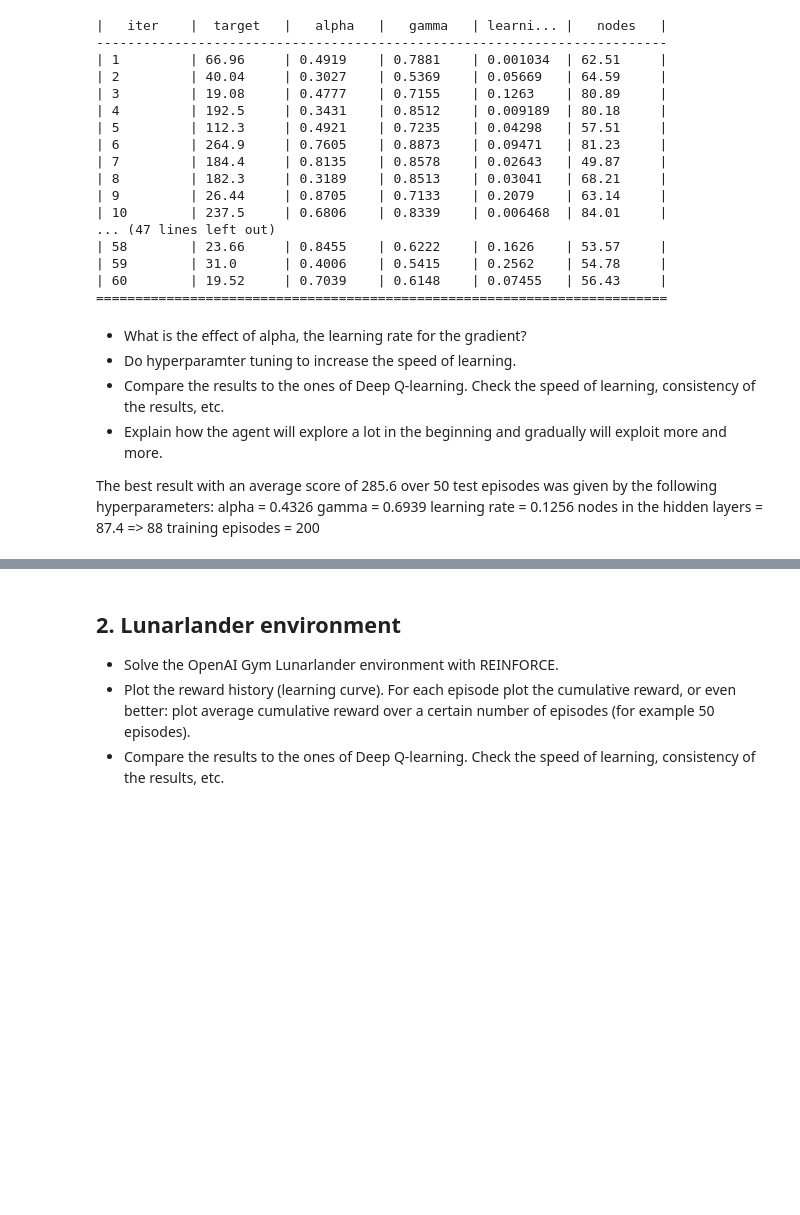
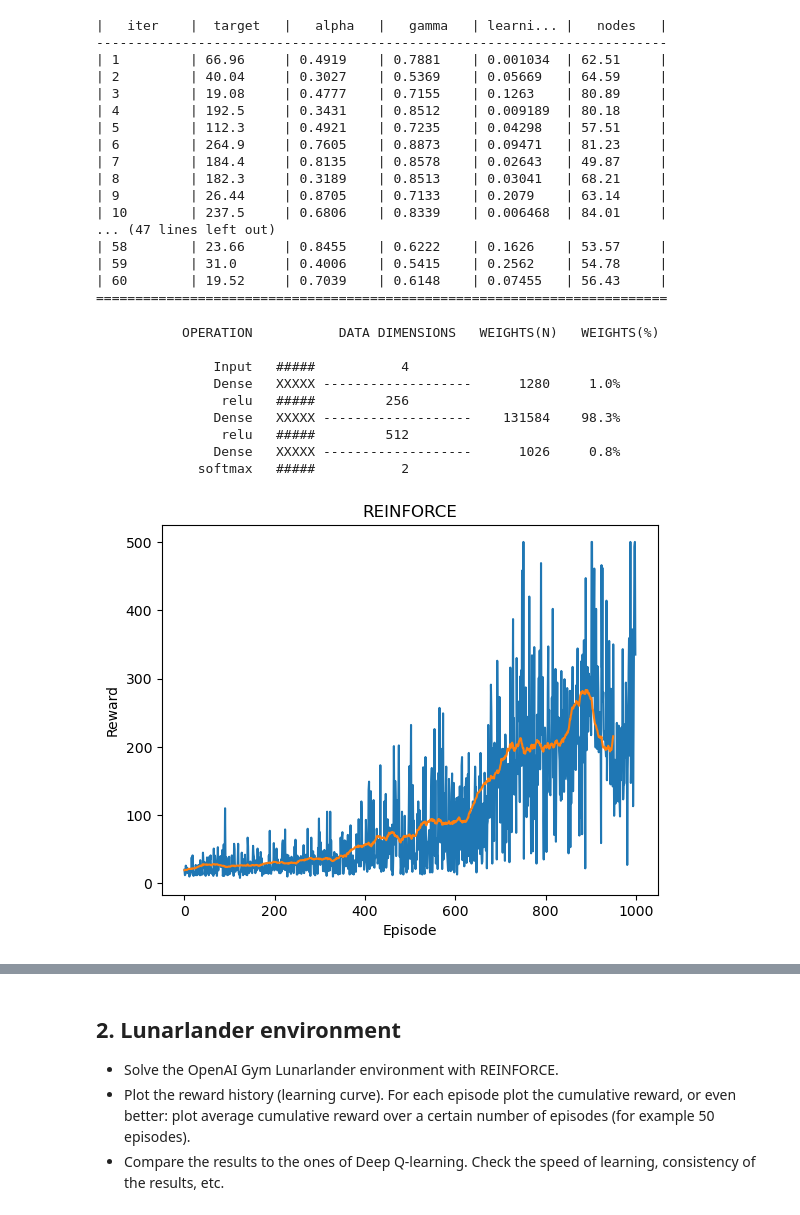
Before and after one commit to RichardVanraes/PolGrad, a Jupyter notebook: Sessie_05_Policy_Gradients_Opdracht.ipynb, the cells around one changed output, grey strips where cells are left out. Drawn from its saved outputs; the diff is of its cells as text; code cells hidden in the pictures; blank space fills up the shorter version.

```diff
--- a/Sessie_05_Policy_Gradients_Opdracht.ipynb
+++ b/Sessie_05_Policy_Gradients_Opdracht.ipynb
@@ -423,15 +331,46 @@ optimizer.maximize(
 | 59        | 31.0      | 0.4006    | 0.5415    | 0.2562    | 54.78     |
 | 60        | 19.52     | 0.7039    | 0.6148    | 0.07455   | 56.43     |
 =========================================================================
-# %% [markdown]
-- What is the effect of alpha, the learning rate for the gradient?
-- Do hyperparamter tuning to increase the speed of learning.
-- Compare the results to the ones of Deep Q-learning. Check the speed of learning, consistency of the results, etc.
-- Explain how the agent will explore a lot in the beginning and gradually will exploit more and more.
-
-The best result with an average score of 285.6 over 50 test episodes was given by the following hyperparameters:
-alpha = 0.4326
-gamma = 0.6939
-learning rate = 0.1256
-nodes in the hidden layers = 87.4 => 88
-training episodes = 200
+# %%
+# Implementation of REINFORCE for the Cartpole environment with Optimal Hyperparameters
+# alpha = 0.4326
+# gamma = 0.6939
+# learning rate = 0.001
+# nodes in the hidden layers = 87.4 => 88
+# training episodes = 200
+
+ENV="CartPole-v1"
+
+N_EPISODES=1000
+
+# set the env
+env=gym.make(ENV) # env to import
+env.reset() # reset to env
+
+Agent = REINFORCE(env, alpha=0.4, gamma=0.7, learning_rate=0.0001, size_layer_1=256, size_layer_2=512, show_model=True)
+
+Agent.train(N_EPISODES)
+
+#plot the rewards
+import matplotlib.pyplot as plt
+average_rewards = moving_average(Agent.total_rewards, 50)
+plt.plot(Agent.total_rewards)
+plt.plot(average_rewards)
+plt.xlabel('Episode')
+plt.ylabel('Reward')
+plt.title('REINFORCE')
+plt.show()
+
+# save the model
+Agent.save_model('saved_models\REINFORCE-256-512.h5')
+# %% [output]
+           OPERATION           DATA DIMENSIONS   WEIGHTS(N)   WEIGHTS(%)
+
+               Input   #####           4
+               Dense   XXXXX -------------------      1280     1.0%
+                relu   #####         256
+               Dense   XXXXX -------------------    131584    98.3%
+                relu   #####         512
+               Dense   XXXXX -------------------      1026     0.8%
+             softmax   #####           2
+[figure, added]
```
Also changed, not shown: parts of 12 cells of this notebook, 6 other files.
